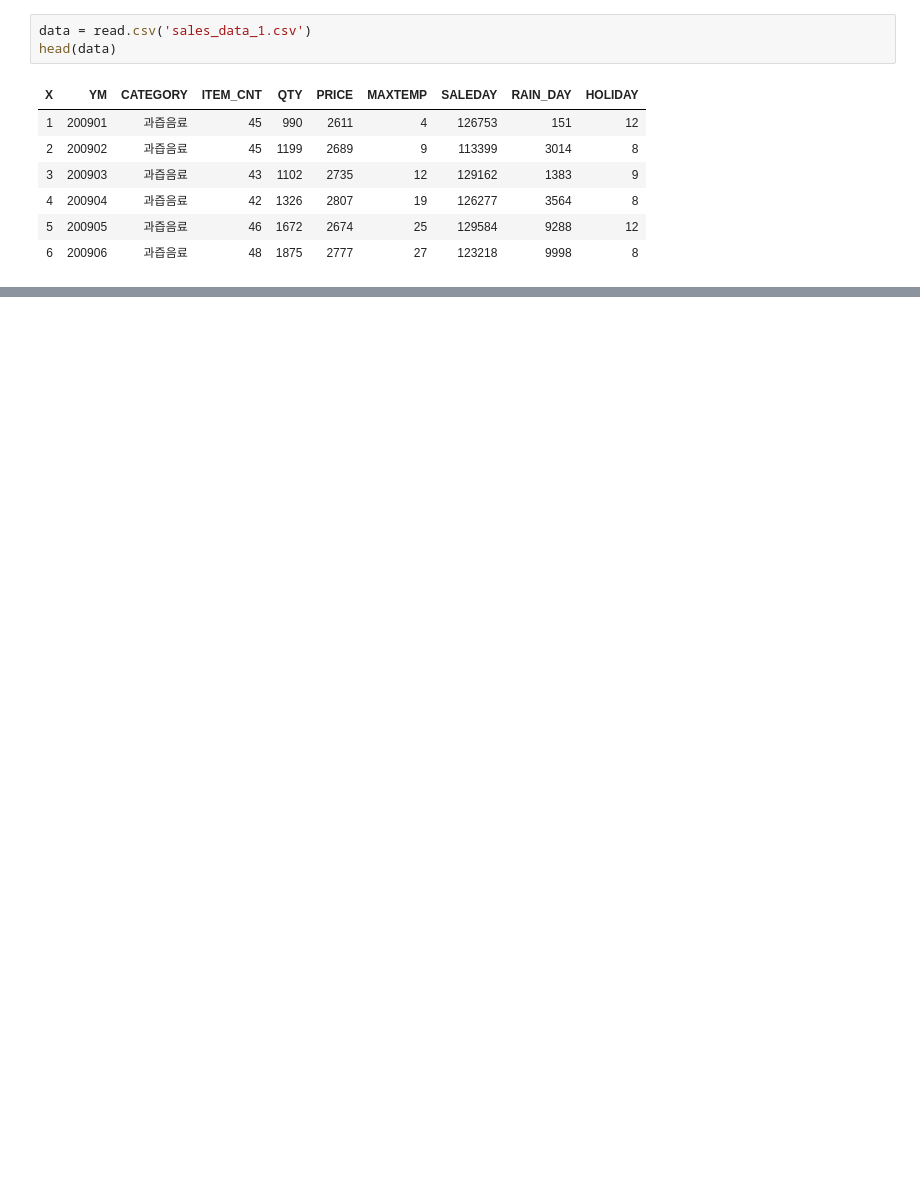
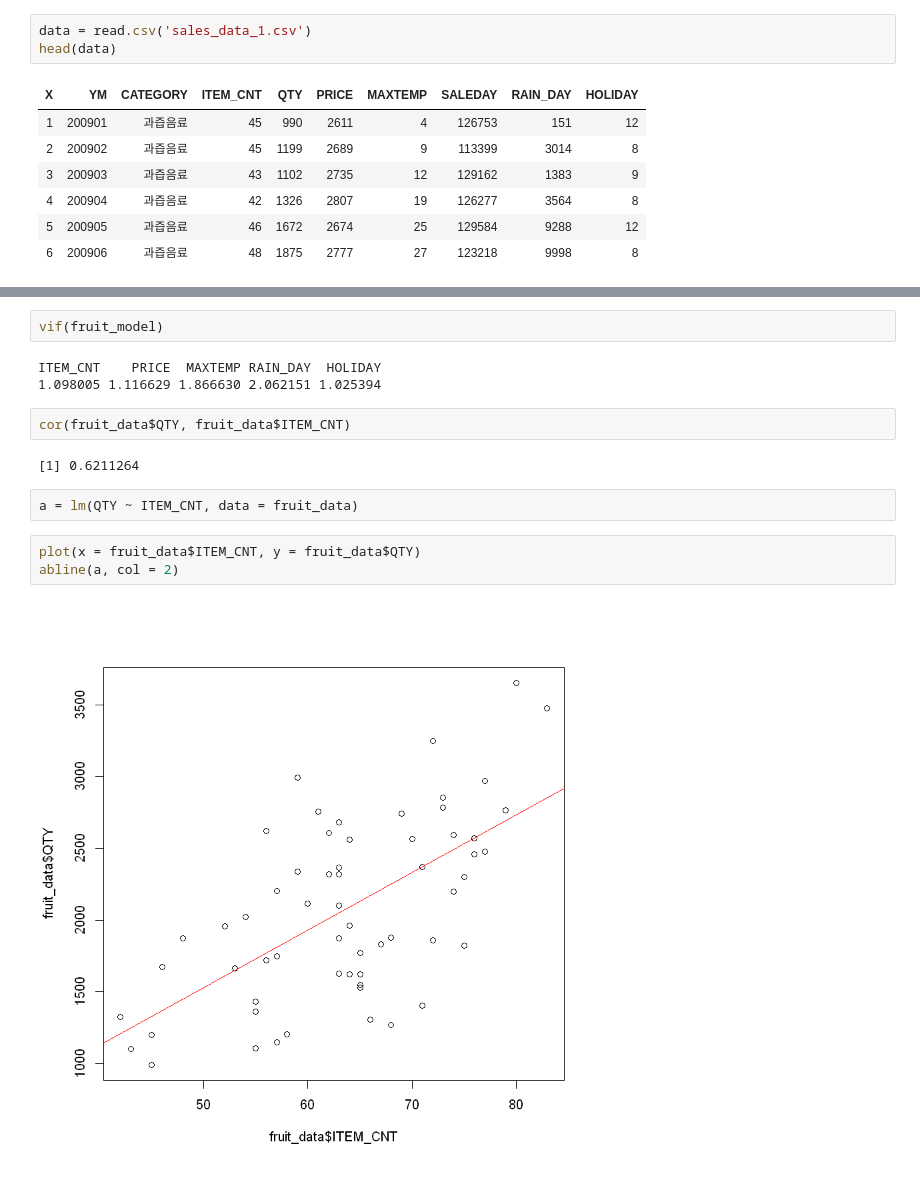
Before and after one commit to Seungki-Jeong/R_Practice, a Jupyter notebook: 개인.ipynb, the cells around one changed output, grey strips where cells are left out. Cells and saved outputs as stored; diff of their text form; blank space fills up the shorter version.

```diff
--- a/개인.ipynb
+++ b/개인.ipynb
@@ -54,2 +113,18 @@ head(tea_data)
+# %%
+vif(fruit_model)
+# %% [output]
+ITEM_CNT    PRICE  MAXTEMP RAIN_DAY  HOLIDAY
+1.098005 1.116629 1.866630 2.062151 1.025394
+# %%
+cor(fruit_data$QTY, fruit_data$ITEM_CNT)
+# %% [output]
+[1] 0.6211264
+# %%
+a = lm(QTY ~ ITEM_CNT, data = fruit_data)
+# %%
+plot(x = fruit_data$ITEM_CNT, y = fruit_data$QTY)
+abline(a, col = 2)
+# %% [output]
+[figure, added]
 # %%
 fruit_data_2009 = fruit_data %>%
```
Also changed, not shown: parts of 26 cells of this notebook.
